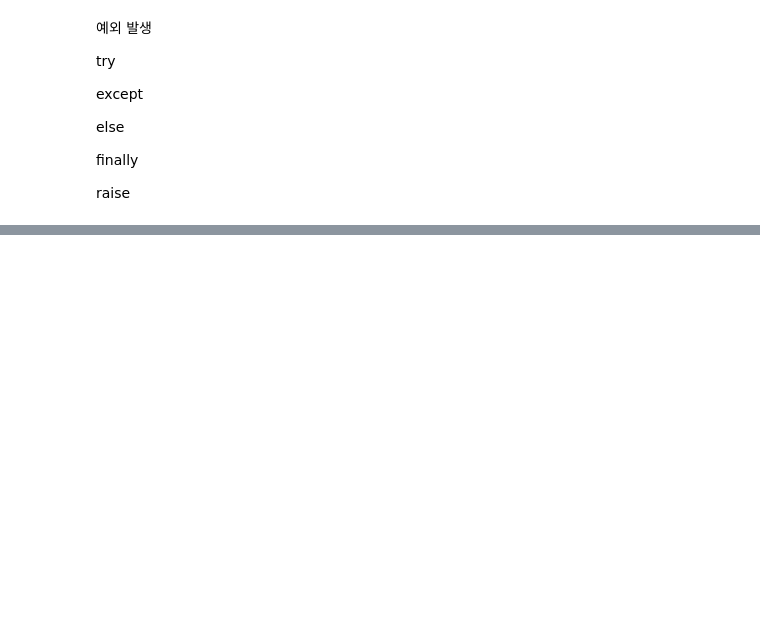
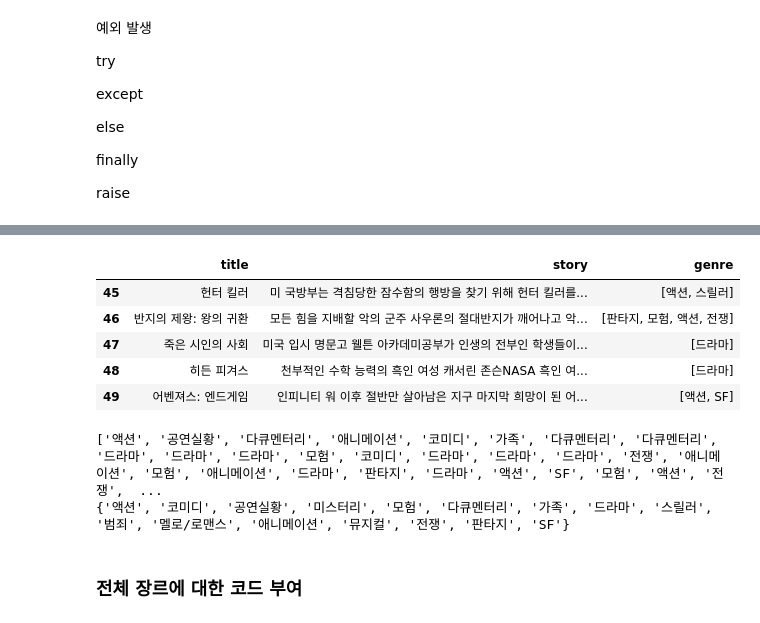
Before and after one commit to eoooomji/python_demo_colab, a Jupyter notebook: python_25_naver_movie_word_cloud.ipynb, the cells around one changed output, grey strips where cells are left out. Drawn from its saved outputs; the diff is of its cells as text; code cells hidden in the pictures; blank space fills up the shorter version.

```diff
--- a/python_25_naver_movie_word_cloud.ipynb
+++ b/python_25_naver_movie_word_cloud.ipynb
@@ -129,0 +194,22 @@ raise
+# %%
+movie.tail()
+# %% [output]
+|  | title | story | genre |
+| 45 | 헌터 킬러 | 미 국방부는 격침당한 잠수함의 행방을 찾기 위해 헌터 킬러를... | [액션, 스릴러] |
+| 46 | 반지의 제왕: 왕의 귀환 | 모든 힘을 지배할 악의 군주 사우론의 절대반지가 깨어나고 악... | [판타지, 모험, 액션, 전쟁] |
+| 47 | 죽은 시인의 사회 | 미국 입시 명문고 웰튼 아카데미공부가 인생의 전부인 학생들이... | [드라마] |
+| 48 | 히든 피겨스 | 천부적인 수학 능력의 흑인 여성 캐서린 존슨NASA 흑인 여... | [드라마] |
+| 49 | 어벤져스: 엔드게임 | 인피니티 워 이후 절반만 살아남은 지구 마지막 희망이 된 어... | [액션, SF] |
+# %%
+import numpy as np
+
+genre_list = np.concatenate(movie['genre']).tolist()
+print(genre_list) # list
+
+genres_list = set(genre_list)
+print(genres_list) # set 중복값 x
+# %% [output]
+['액션', '공연실황', '다큐멘터리', '애니메이션', '코미디', '가족', '다큐멘터리', '다큐멘터리', '드라마', '드라마', '드라마', '모험', '코미디', '드라마', '드라마', '드라마', '전쟁', '애니메이션', '모험', '애니메이션', '드라마', '판타지', '드라마', '액션', 'SF', '모험', '액션', '전쟁',  ...
+{'액션', '코미디', '공연실황', '미스터리', '모험', '다큐멘터리', '가족', '드라마', '스릴러', '범죄', '멜로/로맨스', '애니메이션', '뮤지컬', '전쟁', '판타지', 'SF'}
+# %% [markdown]
+### 전체 장르에 대한 코드 부여
```
Also changed, not shown: parts of 17 cells of this notebook.
